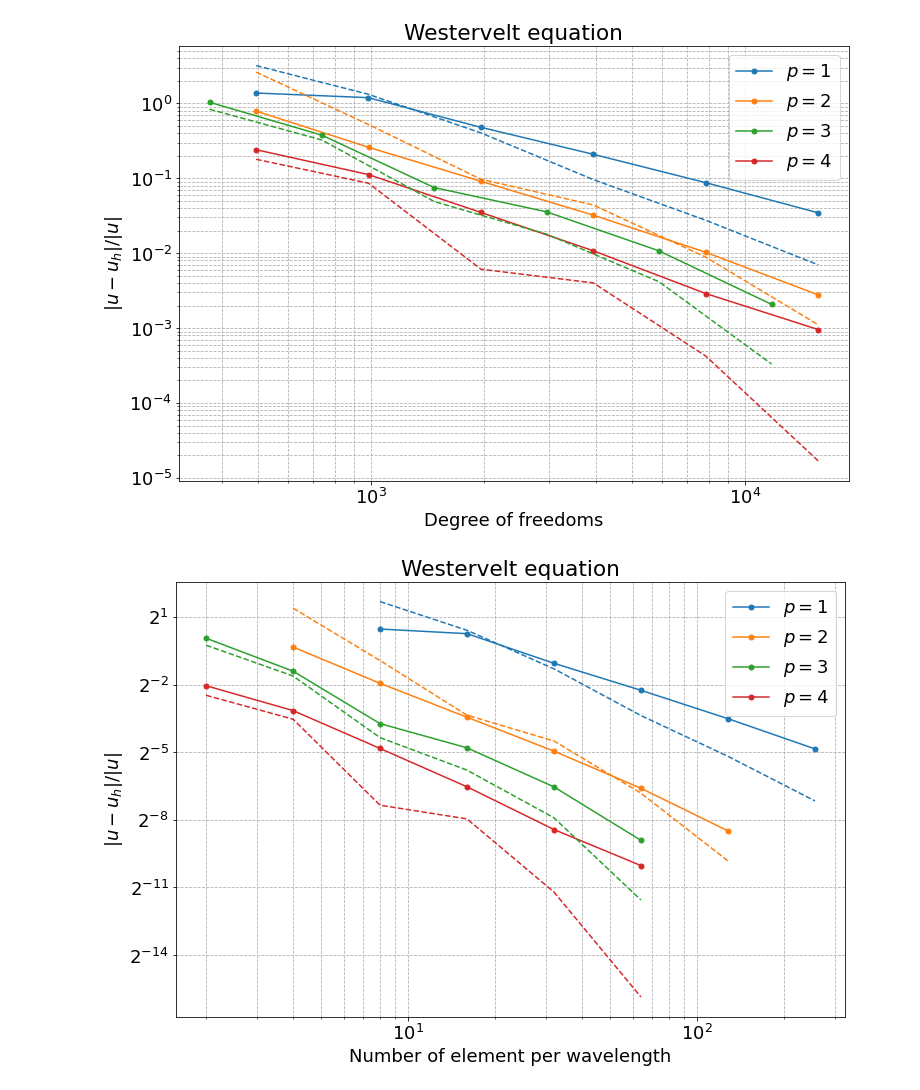
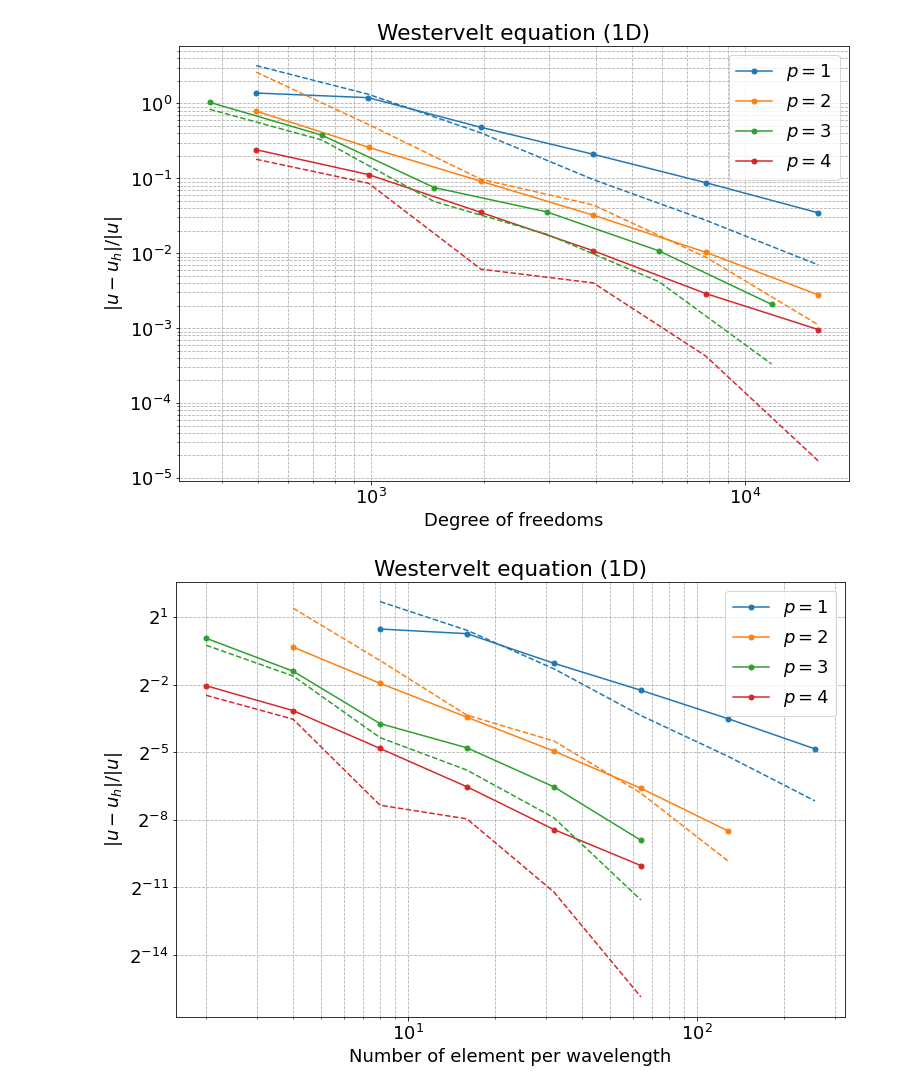
Before and after one commit to adeebkor/fenicsx-fus, a Jupyter notebook: data/error_plot_1d.ipynb, the cells around one changed output. Cells and saved outputs as stored; diff of their text form; code cells hidden in the pictures.

```diff
--- a/data/error_plot_1d.ipynb
+++ b/data/error_plot_1d.ipynb
@@ -140,29 +140,29 @@ westervelt_p4 = westervelt_1d_default[westervelt_1d_default["Basis degree"] == 4
 # %%
 fig, ax = plt.subplots(figsize=(12, 8))
 
 ax.plot(westervelt_p1["Degree of freedoms"], westervelt_p1["L2 error FE"], 'C0-o', ms=5, label='$p=1$')
 ax.plot(westervelt_p2["Degree of freedoms"], westervelt_p2["L2 error FE"], 'C1-o', ms=5, label='$p=2$')
 ax.plot(westervelt_p3["Degree of freedoms"], westervelt_p3["L2 error FE"], 'C2-o', ms=5, label='$p=3$')
 ax.plot(westervelt_p4["Degree of freedoms"], westervelt_p4["L2 error FE"], 'C3-o', ms=5, label='$p=4$')
 
 ax.plot(westervelt_p1["Degree of freedoms"], 30*westervelt_p1["L2 error BA"], 'C0--', ms=5)
 ax.plot(westervelt_p2["Degree of freedoms"], 20*westervelt_p2["L2 error BA"], 'C1--', ms=5)
 ax.plot(westervelt_p3["Degree of freedoms"], 5*westervelt_p3["L2 error BA"], 'C2--', ms=5)
 ax.plot(westervelt_p4["Degree of freedoms"], 1.5*westervelt_p4["L2 error BA"], 'C3--', ms=5)
 
 ax.set_xscale('log')
 ax.set_yscale('log')
 
-ax.set_title('Westervelt equation')
+ax.set_title('Westervelt equation (1D)')
 ax.set_xlabel('Degree of freedoms')
 ax.set_ylabel('$|u-u_{h}|/|u|$')
 
 plt.grid('on', which='both', linestyle='--')
 plt.legend()
 
 plt.savefig("westervelt_1d_default_dofs.pdf")
 # %% [output]
-[figure, old version]
+[figure, new version]
 # %%
 fig, ax = plt.subplots(figsize=(12, 8))
 
@@ -179,7 +179,7 @@ ax.plot(westervelt_p4["Number of element per wavelength"], 1.5*westervelt_p4["L2
 ax.set_xscale('log')
 ax.set_yscale('log', base=2)
 
-ax.set_title('Westervelt equation')
+ax.set_title('Westervelt equation (1D)')
 ax.set_xlabel('Number of element per wavelength')
 ax.set_ylabel('$|u-u_{h}|/|u|$')
 
@@ -188,7 +188,7 @@ plt.legend()
 
 plt.savefig("westervelt_1d_default_nelem_per_wavelength.pdf")
 # %% [output]
-[figure, old version]
+[figure, new version]
 # %%
 westervelt_p2_gll = westervelt_1d_gll[westervelt_1d_gll["Basis degree"] == 2]
 westervelt_p3_gll = westervelt_1d_gll[westervelt_1d_gll["Basis degree"] == 3]
```
Also changed, not shown: parts of 6 cells of this notebook, 13 other files.
